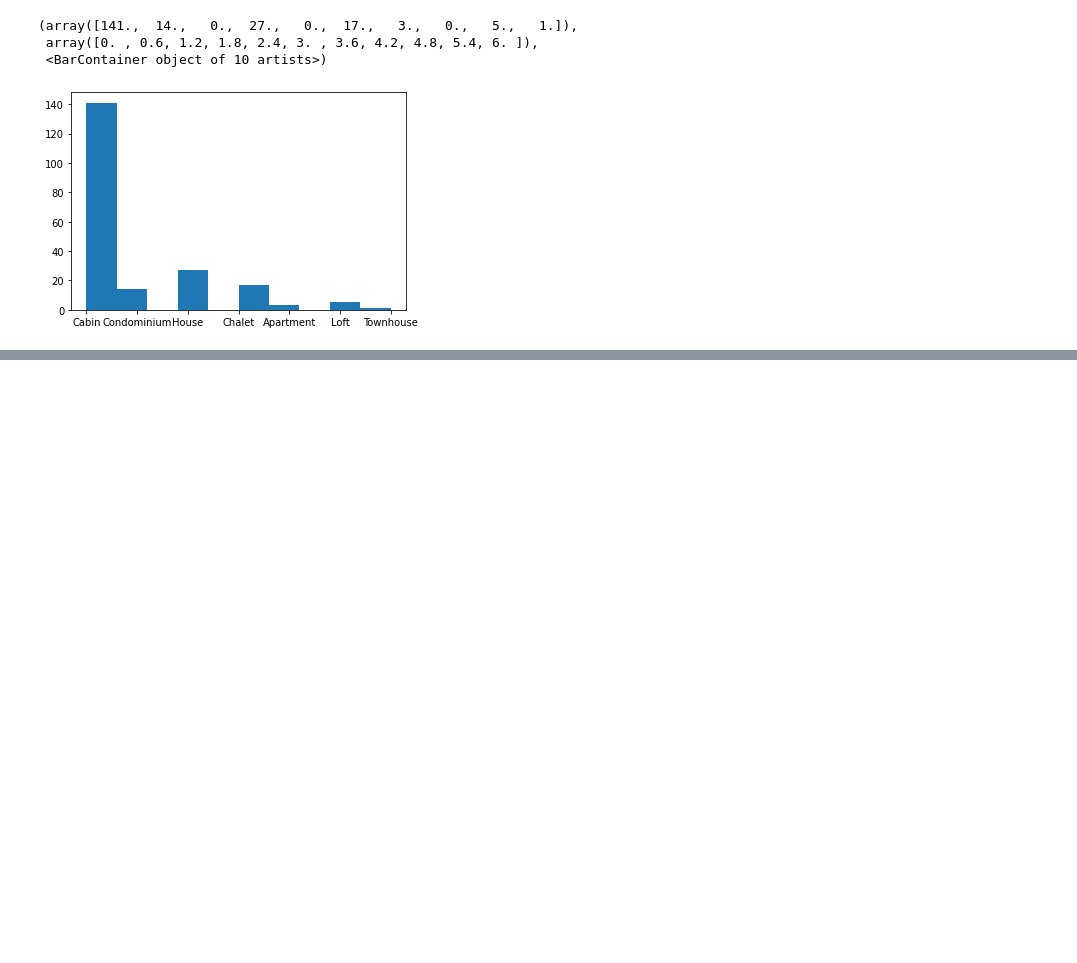
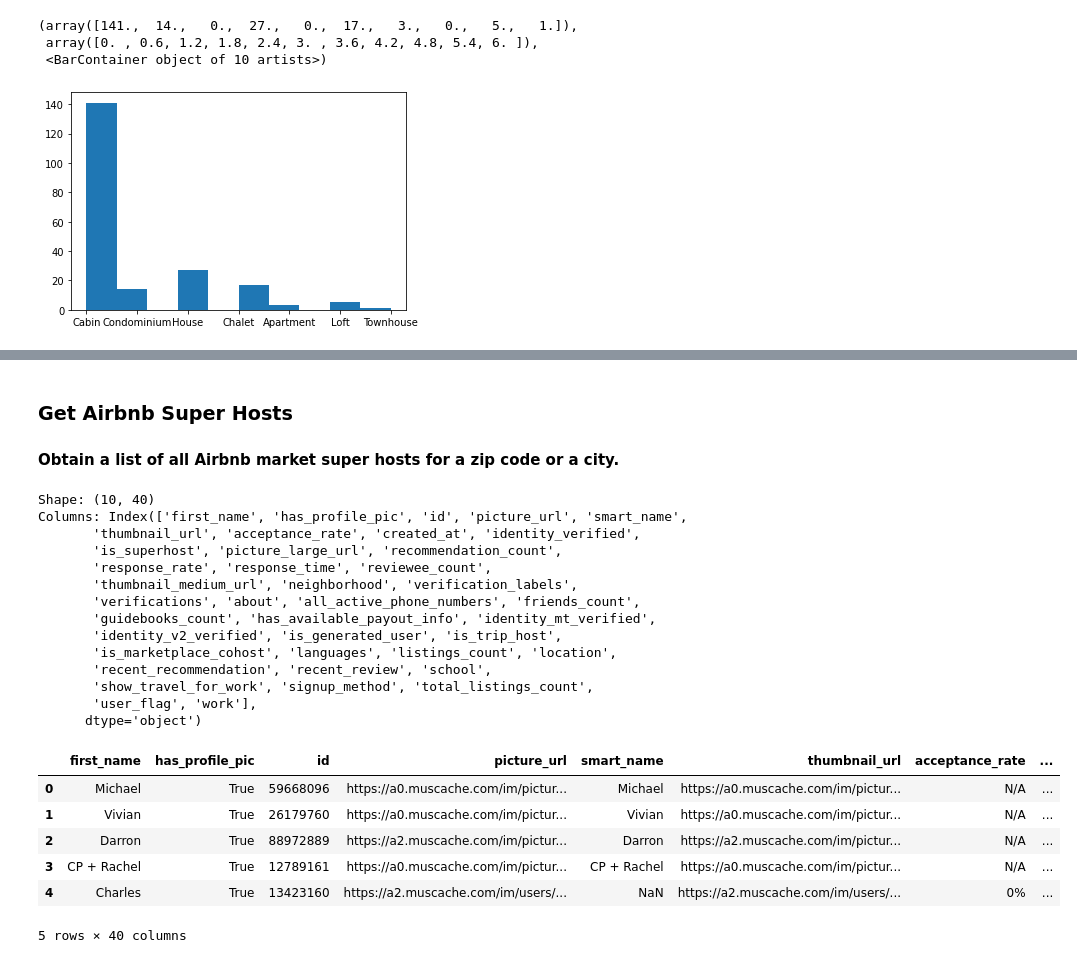
Before and after one commit to taylor-curran/discover-realestate-data, a Jupyter notebook: notebooks/discover_data.ipynb, the cells around one changed output, grey strips where cells are left out. Saved outputs shown, nothing was run; the diff lists cells and outputs as text; code cells hidden in the pictures; blank space fills up the shorter version.

```diff
--- a/notebooks/discover_data.ipynb
+++ b/notebooks/discover_data.ipynb
@@ -162,0 +210,54 @@ plt.hist(content['rental_income_histogram']['histogram'])
+# %% [markdown]
+### Get Airbnb Super Hosts
+#### Obtain a list of all Airbnb market super hosts for a zip code or a city.
+# %%
+# SHORT TERM RENTALS
+# Build Query URL - Get Airbnb Super Hosts
+
+url_beginning = "https://mashvisor-api.p.rapidapi.com"
+url_ending = "/airbnb-property/super-hosts"
+
+url = url_beginning + url_ending
+
+# Tennessee
+querystring = {
+    "state": "TN",
+    "zip_code": "37738"
+               }
+
+# Request
+
+response = requests.request("GET", url, headers=headers, params=querystring)
+json_response = response.json()
+
+content = json_response['content']['super_hosts']
+
+# Build Dataframe
+
+df = pd.DataFrame(content)
+
+print("Shape:", df.shape)
+print("Columns:", df.columns)
+df.head()
+# %% [output]
+Shape: (10, 40)
+Columns: Index(['first_name', 'has_profile_pic', 'id', 'picture_url', 'smart_name',
+       'thumbnail_url', 'acceptance_rate', 'created_at', 'identity_verified',
+       'is_superhost', 'picture_large_url', 'recommendation_count',
+       'response_rate', 'response_time', 'reviewee_count',
+       'thumbnail_medium_url', 'neighborhood', 'verification_labels',
+       'verifications', 'about', 'all_active_phone_numbers', 'friends_count',
+       'guidebooks_count', 'has_available_payout_info', 'identity_mt_verified',
+       'identity_v2_verified', 'is_generated_user', 'is_trip_host',
+       'is_marketplace_cohost', 'languages', 'listings_count', 'location',
+       'recent_recommendation', 'recent_review', 'school',
+       'show_travel_for_work', 'signup_method', 'total_listings_count',
+       'user_flag', 'work'],
+      dtype='object')
+|  | first_name | has_profile_pic | id | picture_url | smart_name | thumbnail_url | acceptance_rate | ... |
+| 0 | Michael | True | 59668096 | https://a0.muscache.com/im/pictur... | Michael | https://a0.muscache.com/im/pictur... | N/A | ... |
+| 1 | Vivian | True | 26179760 | https://a0.muscache.com/im/pictur... | Vivian | https://a0.muscache.com/im/pictur... | N/A | ... |
+| 2 | Darron | True | 88972889 | https://a2.muscache.com/im/pictur... | Darron | https://a2.muscache.com/im/pictur... | N/A | ... |
+| 3 | CP + Rachel | True | 12789161 | https://a0.muscache.com/im/pictur... | CP + Rachel | https://a0.muscache.com/im/pictur... | N/A | ... |
+| 4 | Charles | True | 13423160 | https://a2.muscache.com/im/users/... | NaN | https://a2.muscache.com/im/users/... | 0% | ... |
+5 rows × 40 columns
```
Also changed, not shown: parts of 25 cells of this notebook.
